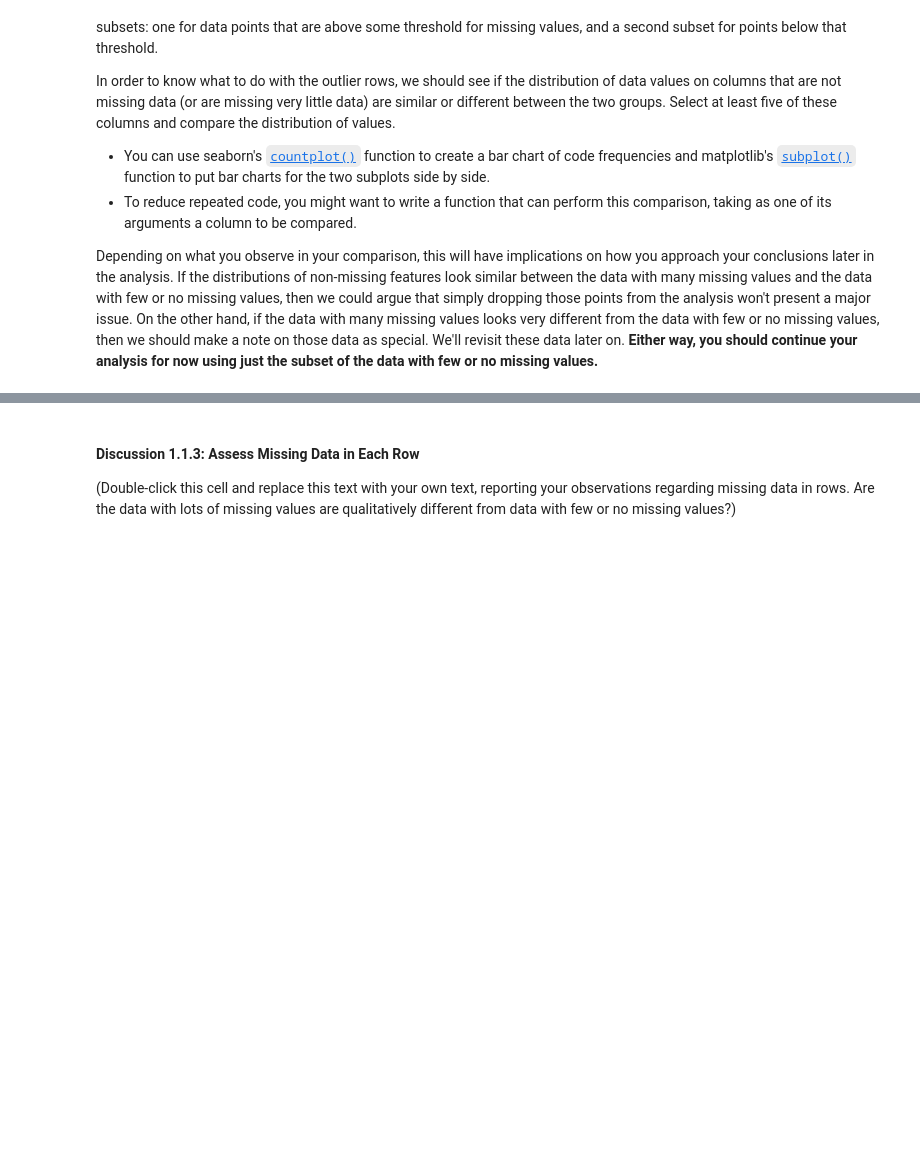
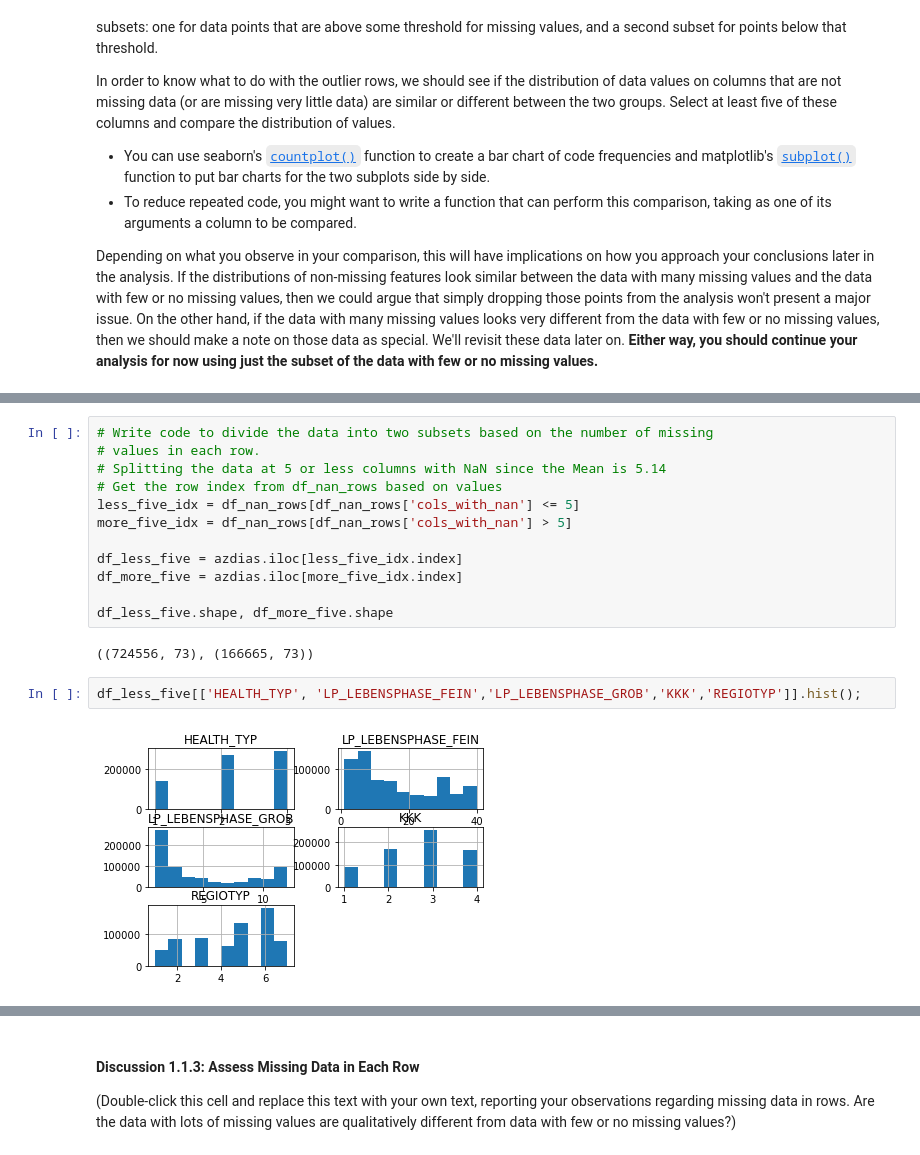
Before and after one commit to GaryLBentley/identify_customer_segments, a Jupyter notebook: Identify_Customer_Segments.ipynb, the cells around one changed output, grey strips where cells are left out. Saved outputs shown, nothing was run; the diff lists cells and outputs as text; blank space fills up the shorter version.

Commit message:
splitting dataset

```diff
--- a/Identify_Customer_Segments.ipynb
+++ b/Identify_Customer_Segments.ipynb
@@ -242,0 +301,18 @@ Depending on what you observe in your comparison, this will have implications on
+# %%
+# Write code to divide the data into two subsets based on the number of missing
+# values in each row.
+# Splitting the data at 5 or less columns with NaN since the Mean is 5.14
+# Get the row index from df_nan_rows based on values
+less_five_idx = df_nan_rows[df_nan_rows['cols_with_nan'] <= 5]
+more_five_idx = df_nan_rows[df_nan_rows['cols_with_nan'] > 5]
+
+df_less_five = azdias.iloc[less_five_idx.index]
+df_more_five = azdias.iloc[more_five_idx.index]
+
+df_less_five.shape, df_more_five.shape
+# %% [output]
+((724556, 73), (166665, 73))
+# %%
+df_less_five[['HEALTH_TYP', 'LP_LEBENSPHASE_FEIN','LP_LEBENSPHASE_GROB','KKK','REGIOTYP']].hist();
+# %% [output]
+[figure, added]
```
Also changed, not shown: parts of 14 cells of this notebook.
